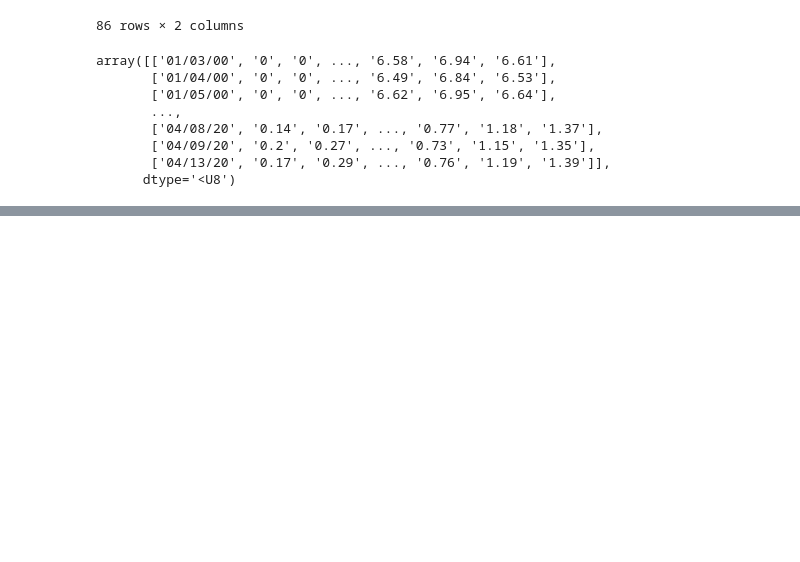
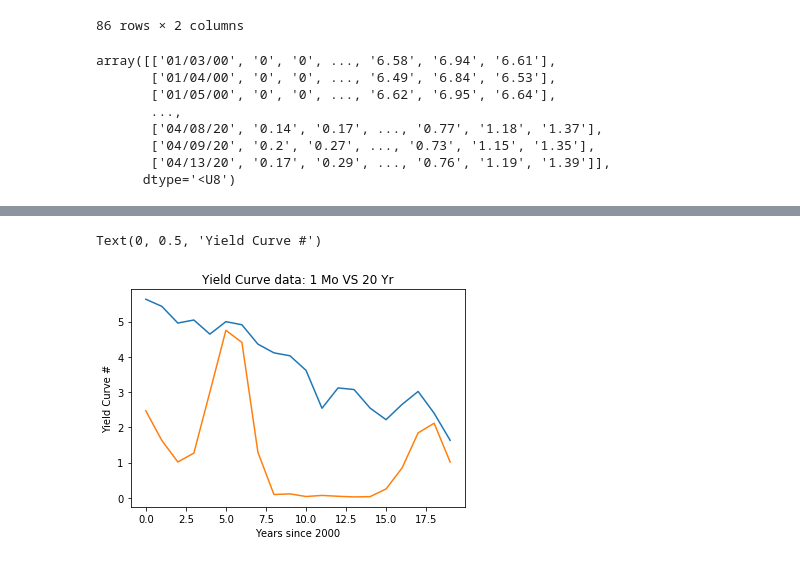
Before and after one commit to fjevtic46/cmse202-project, a Jupyter notebook: Project.ipynb, the cells around one changed output, grey strips where cells are left out. Saved outputs shown, nothing was run; the diff lists cells and outputs as text; code cells hidden in the pictures; blank space fills up the shorter version.

```diff
--- a/Project.ipynb
+++ b/Project.ipynb
@@ -118,3 +143,5 @@ yield_curve_2
 | 5071 | 04/09/20 | 0.20 | 0.27 | 0.25 | 0.24 | 0.25 | 0.23 | 0.29 | 0.41 | 0.60 | 0.73 | ... |
 | 5072 | 04/13/20 | 0.17 | 0.29 | 0.26 | 0.27 | 0.27 | 0.25 | 0.31 | 0.44 | 0.63 | 0.76 | ... |
 371 rows × 13 columns
+# %%
+yield_curve_1 = pd.read_csv('yeild_curve_data - Sheet1 (1).csv', usecols = [0,1,3,4,5,6,7,8,9,10,11,12])
@@ -120,0 +196,39 @@ yield_curve_2
+# %%
+YC_30Yr_avg_2001 = YC_2001['20 Yr'].mean()
+YC_30Yr_avg_2002 = YC_2002['20 Yr'].mean()
+YC_30Yr_avg_2003 = YC_2003['20 Yr'].mean()
+YC_30Yr_avg_2004 = YC_2004['20 Yr'].mean()
+YC_30Yr_avg_2005 = YC_2005['20 Yr'].mean()
+YC_30Yr_avg_2006 = YC_2006['20 Yr'].mean()
+YC_30Yr_avg_2007 = YC_2007['20 Yr'].mean()
+YC_30Yr_avg_2008 = YC_2008['20 Yr'].mean()
+YC_30Yr_avg_2009 = YC_2009['20 Yr'].mean()
+YC_30Yr_avg_2010 = YC_2010['20 Yr'].mean()
+YC_30Yr_avg_2011 = YC_2011['20 Yr'].mean()
+YC_30Yr_avg_2012 = YC_2012['20 Yr'].mean()
+YC_30Yr_avg_2013 = YC_2013['20 Yr'].mean()
+YC_30Yr_avg_2014 = YC_2014['20 Yr'].mean()
+YC_30Yr_avg_2015 = YC_2015['20 Yr'].mean()
+YC_30Yr_avg_2016 = YC_2016['20 Yr'].mean()
+YC_30Yr_avg_2017 = YC_2017['20 Yr'].mean()
+YC_30Yr_avg_2018 = YC_2018['20 Yr'].mean()
+YC_30Yr_avg_2019 = YC_2019['20 Yr'].mean()
+YC_30Yr_avg_2020 = YC_2020['20 Yr'].mean()
+
+YC_20Yr_data = (YC_30Yr_avg_2001,YC_30Yr_avg_2002,YC_30Yr_avg_2003,YC_30Yr_avg_2004,YC_30Yr_avg_2005,
+               YC_30Yr_avg_2006,YC_30Yr_avg_2007,YC_30Yr_avg_2008,YC_30Yr_avg_2009,YC_30Yr_avg_2010,
+               YC_30Yr_avg_2011,YC_30Yr_avg_2012,YC_30Yr_avg_2013,YC_30Yr_avg_2014,YC_30Yr_avg_2015,
+               YC_30Yr_avg_2016,YC_30Yr_avg_2017,YC_30Yr_avg_2018,YC_30Yr_avg_2019,YC_30Yr_avg_2020)
+# %%
+import matplotlib.pyplot as plt
+%matplotlib inline
+
+
+plt.plot(YC_20Yr_data)
+plt.plot(YC_1Mo_data)
+plt.title('Yield Curve data: 1 Mo VS 20 Yr')
+plt.xlabel('Years since 2000')
+plt.ylabel('Yield Curve #')
+# %% [output]
+Text(0, 0.5, 'Yield Curve #')
+[figure, added]
```
Also changed, not shown: parts of 7 cells of this notebook.
